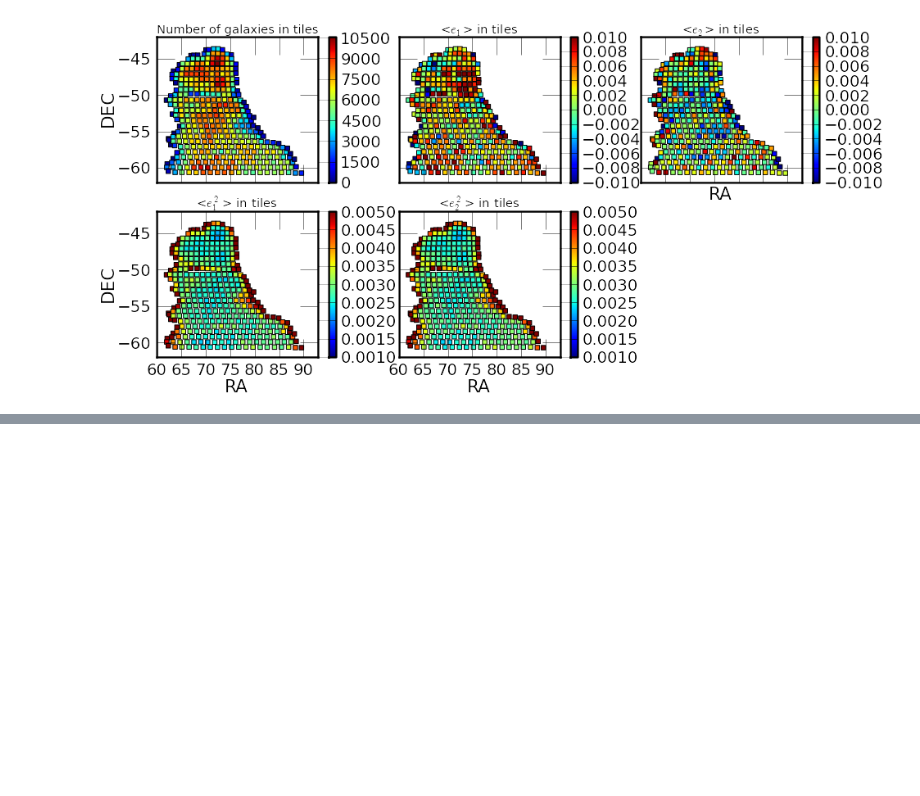
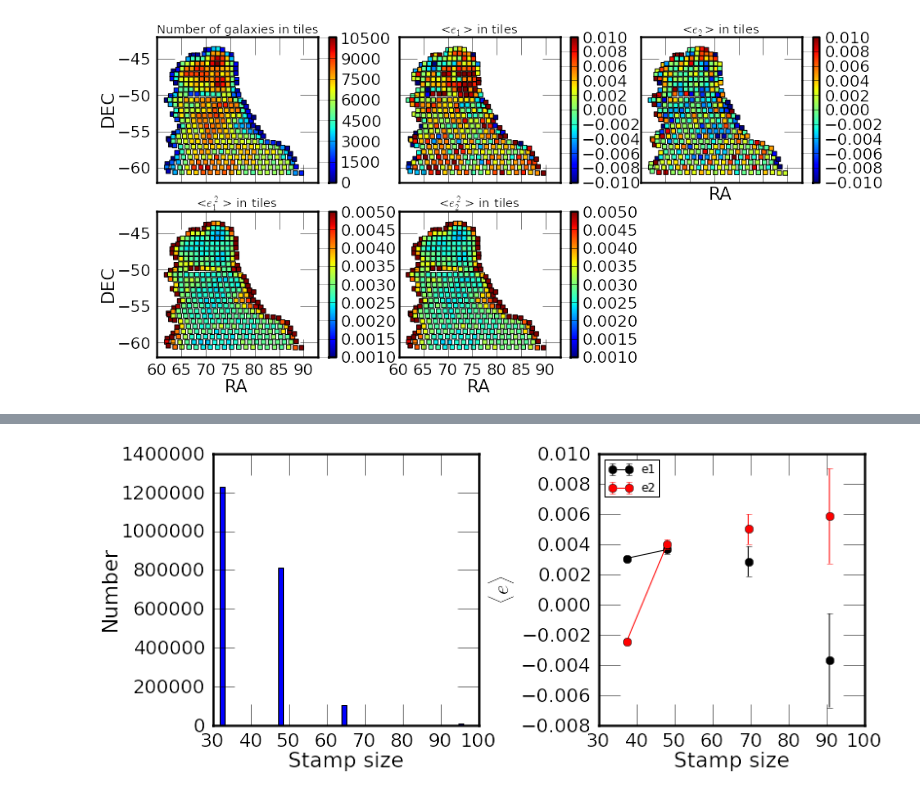
Before and after one commit to vvinuv/ipynb, a Jupyter notebook: im3shape_v6.ipynb, the cells around one changed output, grey strips where cells are left out. Saved outputs shown, nothing was run; the diff lists cells and outputs as text; code cells hidden in the pictures; blank space fills up the shorter version.

```diff
--- a/im3shape_v6.ipynb
+++ b/im3shape_v6.ipynb
@@ -112,0 +132,5 @@ bas.plot_tiles('tiles_info_spte.npz')
+# %%
+reload(bas)
+bas.plot_stampsize(iim3[spte]['STAMP_SIZE'],  iim3[spte]['e1'], iim3[spte]['e2'])
+# %% [output]
+[figure, added]
```
Also changed, not shown: parts of 7 cells of this notebook.
